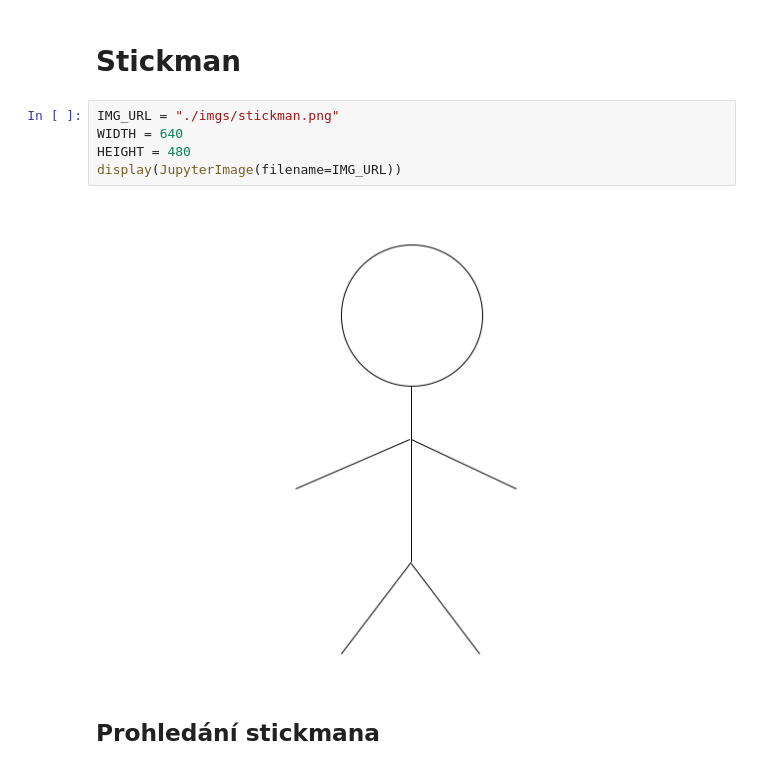
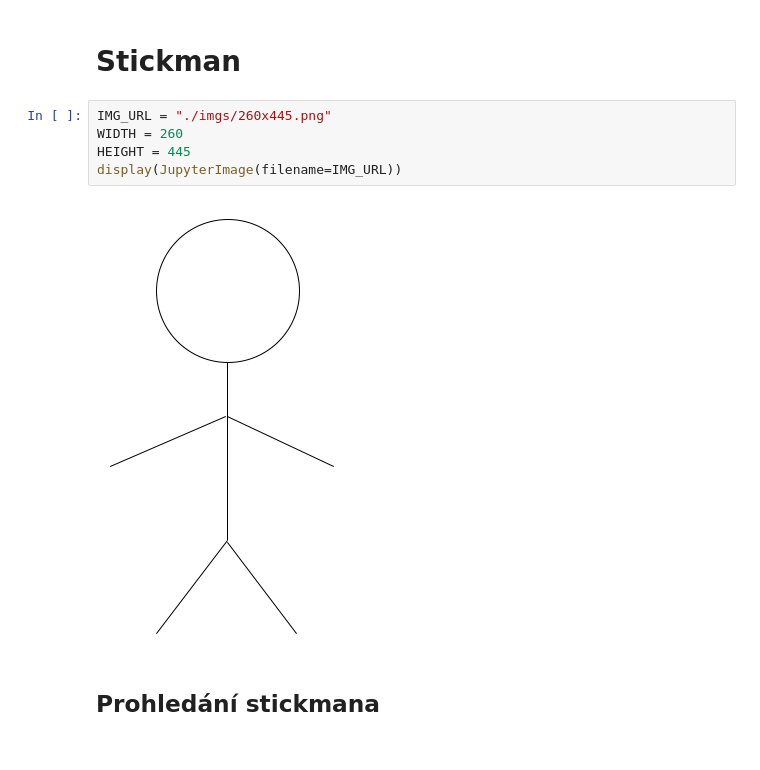
Before and after one commit to dhs-mag/Seminar-vypocetni-inteligence, a Jupyter notebook: Main.ipynb, the cells around one changed output. Drawn from its saved outputs; the diff is of its cells as text.

Commit message:
find stickman

```diff
--- a/Main.ipynb
+++ b/Main.ipynb
@@ -300,12 +301,12 @@ After learn :[0. 0. 0. 0. 0. 0. 0. 0. 0. 0. 0. 0. 0. 0. 0. 0. 0. 0. 1.]
 # %% [markdown]
 # Stickman
 # %%
-IMG_URL = "./imgs/stickman.png"
-WIDTH = 640
-HEIGHT = 480
+IMG_URL = "./imgs/260x445.png"
+WIDTH = 260
+HEIGHT = 445
 display(JupyterImage(filename=IMG_URL))
 # %% [output]
-[figure, old version]
+[figure, new version]
 # %% [markdown]
 ## Prohledání stickmana
 # %%
```
Also changed, not shown: parts of 6 cells of this notebook, 7 other files.
